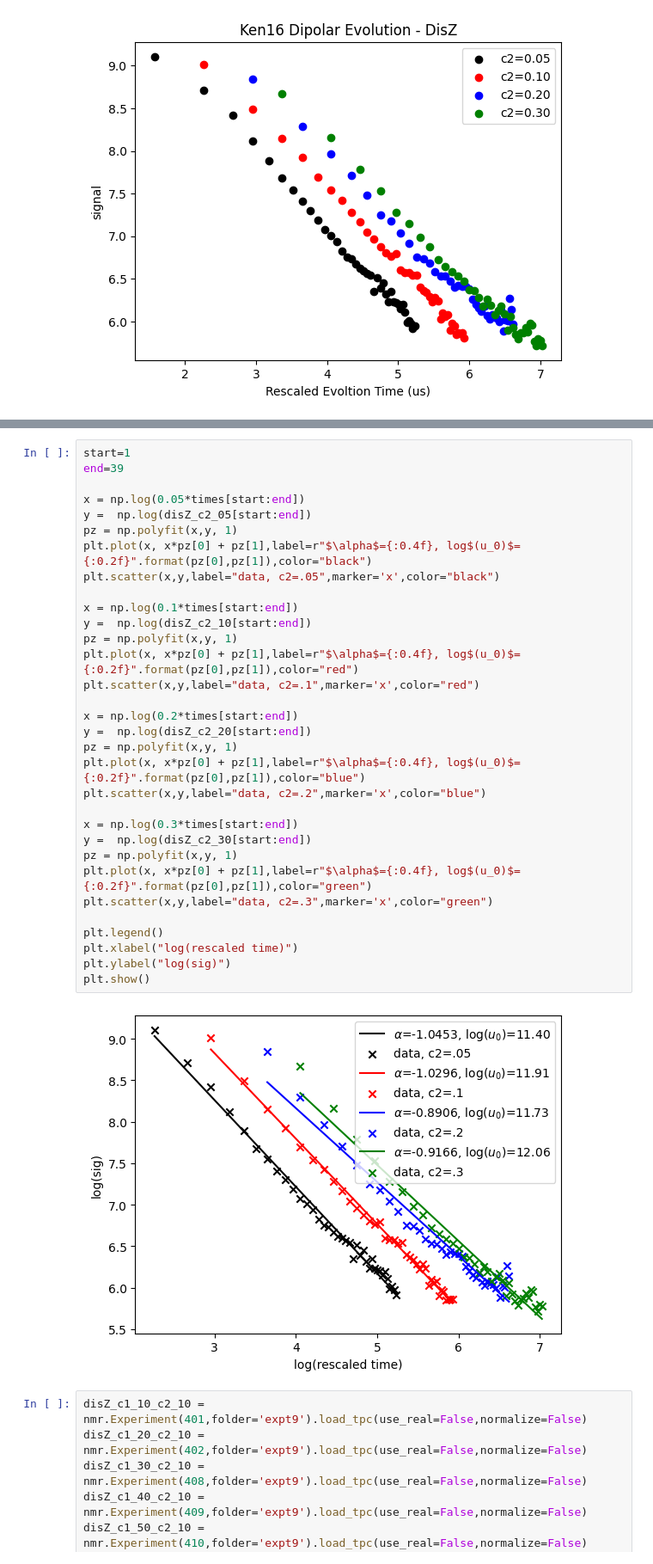
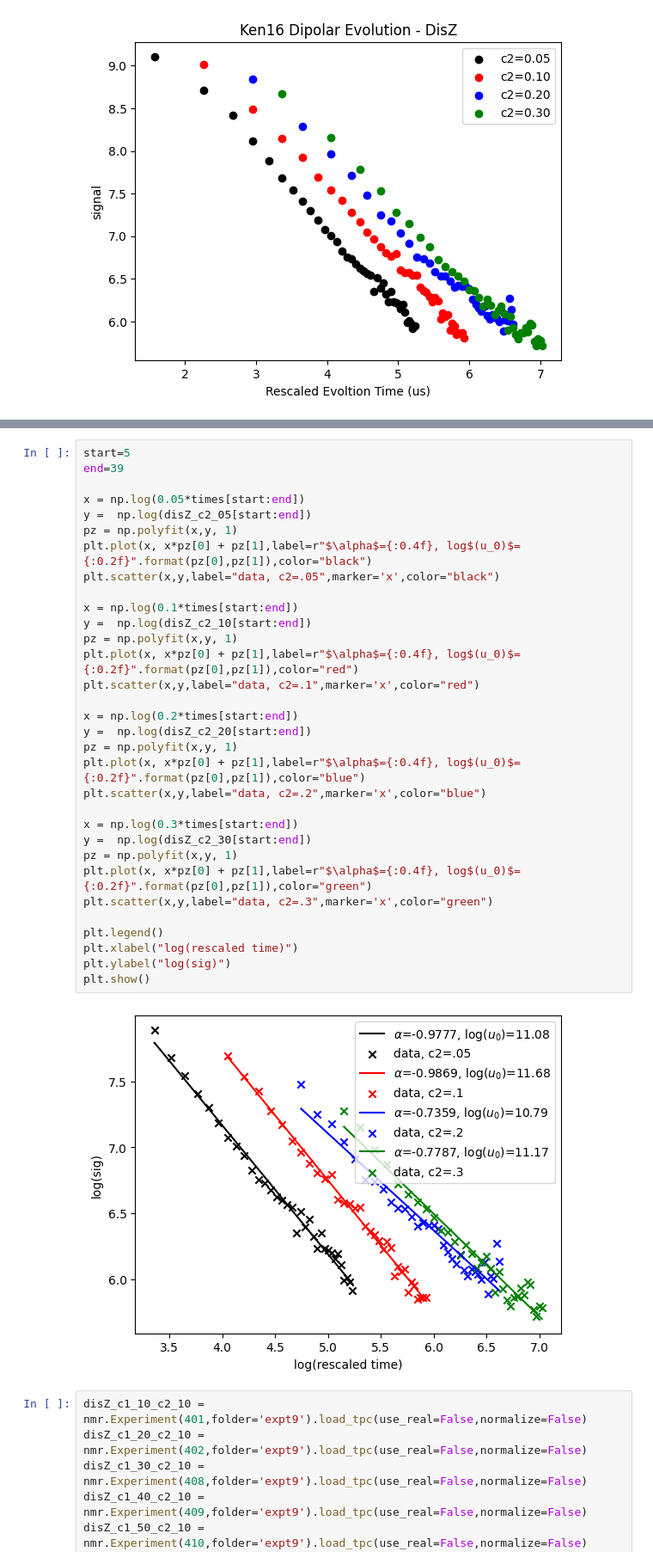
Before and after one commit to awstasiuk/phd-notebooks, a Jupyter notebook: LiF Cals/Diffusion Expts.ipynb, the cells around one changed output, grey strips where cells are left out. Shown at 86% size. Cells and saved outputs as stored; diff of their text form.

```diff
--- a/LiF Cals/Diffusion Expts.ipynb
+++ b/LiF Cals/Diffusion Expts.ipynb
@@ -372,37 +372,37 @@ plt.show()
 # %%
-start=1
+start=5
 end=39
 
 x = np.log(0.05*times[start:end])
 y =  np.log(disZ_c2_05[start:end])
 pz = np.polyfit(x,y, 1)
 plt.plot(x, x*pz[0] + pz[1],label=r"$\alpha$={:0.4f}, log$(u_0)$={:0.2f}".format(pz[0],pz[1]),color="black")
 plt.scatter(x,y,label="data, c2=.05",marker='x',color="black")
 
 x = np.log(0.1*times[start:end])
 y =  np.log(disZ_c2_10[start:end])
 pz = np.polyfit(x,y, 1)
 plt.plot(x, x*pz[0] + pz[1],label=r"$\alpha$={:0.4f}, log$(u_0)$={:0.2f}".format(pz[0],pz[1]),color="red")
 plt.scatter(x,y,label="data, c2=.1",marker='x',color="red")
 
 x = np.log(0.2*times[start:end])
 y =  np.log(disZ_c2_20[start:end])
 pz = np.polyfit(x,y, 1)
 plt.plot(x, x*pz[0] + pz[1],label=r"$\alpha$={:0.4f}, log$(u_0)$={:0.2f}".format(pz[0],pz[1]),color="blue")
 plt.scatter(x,y,label="data, c2=.2",marker='x',color="blue")
 
 x = np.log(0.3*times[start:end])
 y =  np.log(disZ_c2_30[start:end])
 pz = np.polyfit(x,y, 1)
 plt.plot(x, x*pz[0] + pz[1],label=r"$\alpha$={:0.4f}, log$(u_0)$={:0.2f}".format(pz[0],pz[1]),color="green")
 plt.scatter(x,y,label="data, c2=.3",marker='x',color="green")
 
 plt.legend()
 plt.xlabel("log(rescaled time)")
 plt.ylabel("log(sig)")
 plt.show()
 # %% [output]
-[figure, old version]
+[figure, new version]
 # %%
 disZ_c1_10_c2_10 = nmr.Experiment(401,folder='expt9').load_tpc(use_real=False,normalize=False)
 disZ_c1_20_c2_10 = nmr.Experiment(402,folder='expt9').load_tpc(use_real=False,normalize=False)
```
Also changed, not shown: parts of 36 cells of this notebook, 4 other files.
